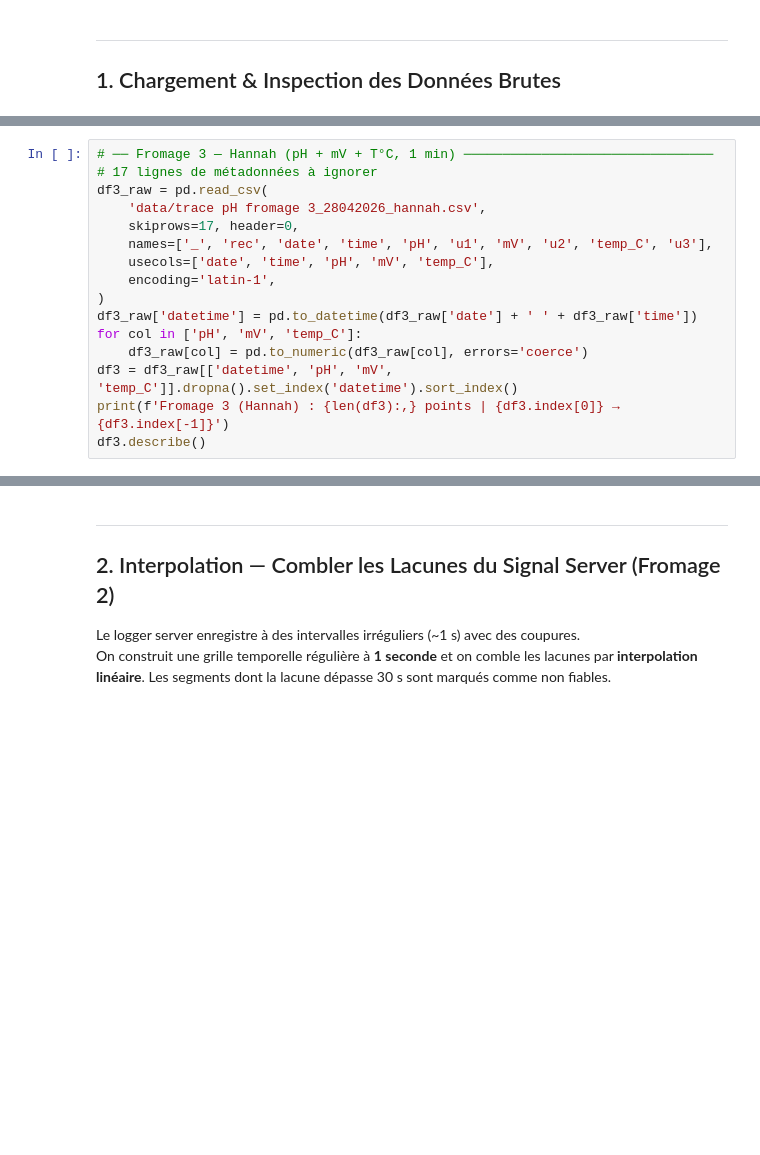
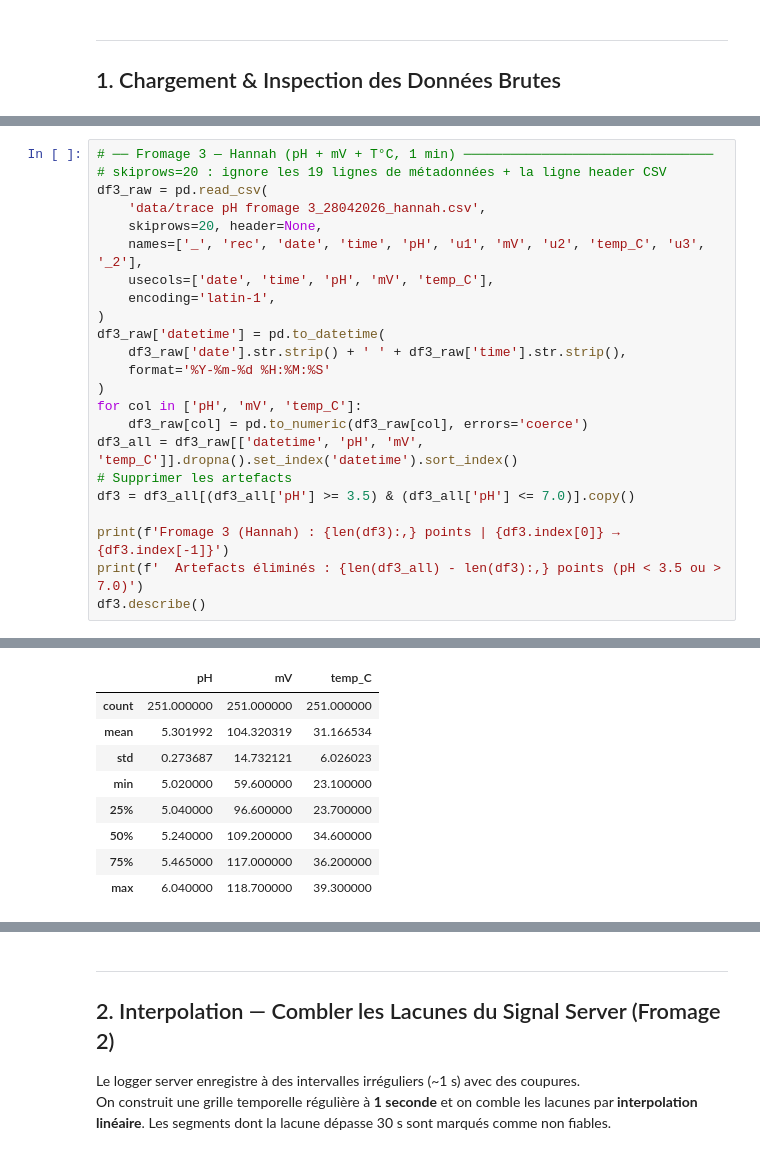
Before and after one commit to samuelemoungang/cheese-acidification-analysis, a Jupyter notebook: acidification_analysis.ipynb, the cells around one changed output, grey strips where cells are left out. Cells and saved outputs as stored; diff of their text form; blank space fills up the shorter version.

```diff
--- a/acidification_analysis.ipynb
+++ b/acidification_analysis.ipynb
@@ -88,16 +122,24 @@ df2.describe()
 # %%
 # ── Fromage 3 — Hannah (pH + mV + T°C, 1 min) ────────────────────────────────
-# 17 lignes de métadonnées à ignorer
+# skiprows=20 : ignore les 19 lignes de métadonnées + la ligne header CSV
 df3_raw = pd.read_csv(
     'data/trace pH fromage 3_28042026_hannah.csv',
-    skiprows=17, header=0,
-    names=['_', 'rec', 'date', 'time', 'pH', 'u1', 'mV', 'u2', 'temp_C', 'u3'],
+    skiprows=20, header=None,
+    names=['_', 'rec', 'date', 'time', 'pH', 'u1', 'mV', 'u2', 'temp_C', 'u3', '_2'],
     usecols=['date', 'time', 'pH', 'mV', 'temp_C'],
     encoding='latin-1',
 )
-df3_raw['datetime'] = pd.to_datetime(df3_raw['date'] + ' ' + df3_raw['time'])
+df3_raw['datetime'] = pd.to_datetime(
+    df3_raw['date'].str.strip() + ' ' + df3_raw['time'].str.strip(),
+    format='%Y-%m-%d %H:%M:%S'
+)
 for col in ['pH', 'mV', 'temp_C']:
     df3_raw[col] = pd.to_numeric(df3_raw[col], errors='coerce')
-df3 = df3_raw[['datetime', 'pH', 'mV', 'temp_C']].dropna().set_index('datetime').sort_index()
+df3_all = df3_raw[['datetime', 'pH', 'mV', 'temp_C']].dropna().set_index('datetime').sort_index()
+# Supprimer les artefacts
+df3 = df3_all[(df3_all['pH'] >= 3.5) & (df3_all['pH'] <= 7.0)].copy()
+
 print(f'Fromage 3 (Hannah) : {len(df3):,} points | {df3.index[0]} → {df3.index[-1]}')
+print(f'  Artefacts éliminés : {len(df3_all) - len(df3):,} points (pH < 3.5 ou > 7.0)')
 df3.describe()
+# %% [output]
@@ -104,3 +148,12 @@ df3.describe()
+|  | pH | mV | temp_C |
+| count | 251.000000 | 251.000000 | 251.000000 |
+| mean | 5.301992 | 104.320319 | 31.166534 |
+| std | 0.273687 | 14.732121 | 6.026023 |
+| min | 5.020000 | 59.600000 | 23.100000 |
+| 25% | 5.040000 | 96.600000 | 23.700000 |
+| 50% | 5.240000 | 109.200000 | 34.600000 |
+| 75% | 5.465000 | 117.000000 | 36.200000 |
+| max | 6.040000 | 118.700000 | 39.300000 |
 # %%
 # Vue d'ensemble brute — 3 panneaux
 fig, axes = plt.subplots(1, 3, figsize=(18, 4))
```
Also changed, not shown: parts of 15 cells of this notebook, 5 other files.
